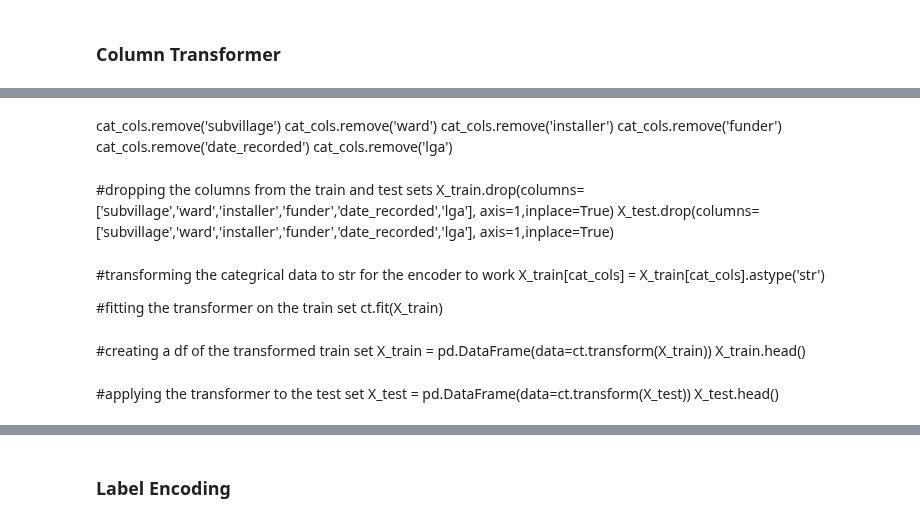
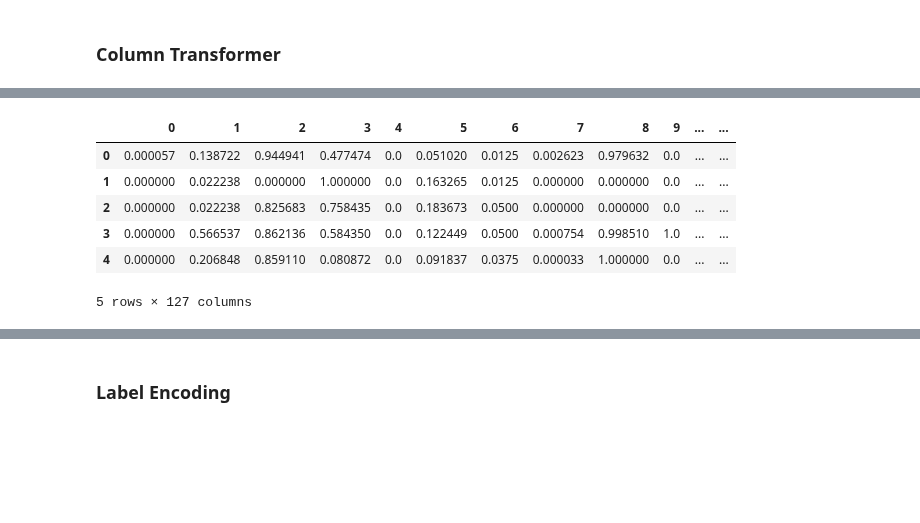
Before and after one commit to rahulakrish/water_pump_classifier, a Jupyter notebook: notebook.ipynb, the cells around one changed output, grey strips where cells are left out. Drawn from its saved outputs; the diff is of its cells as text; code cells hidden in the pictures; blank space fills up the shorter version.

```diff
--- a/notebook.ipynb
+++ b/notebook.ipynb
@@ -436,0 +437,6 @@ Before we begin pre-processing,let's set up train and test splits. This will hel
+# %%
+#dropping the features
+df.drop(['subvillage','installer','ward','funder','lga','id','date_recorded','year'],axis=1,inplace=True)
+
+#checking the df
+df.info()
@@ -436,0 +461,9 @@ Before we begin pre-processing,let's set up train and test splits. This will hel
+# %%
+#getting the list of categorical and numerical columns again since we've modified the dataset
+cat_cols = [col for col in df.columns if df[col].dtypes == 'O']
+num_cols = [col for col in df.columns if df[col].dtypes != 'O']
+
+#running the get_dummies method again
+df_cat = df[cat_cols]
+df_cat_ohe = pd.get_dummies(df_cat,drop_first=True)
+df_cat_ohe.shape
@@ -437,6 +480,6 @@ Before we begin pre-processing,let's set up train and test splits. This will hel
 # %%
-# #splitting train and test sets to avoid data leakage
-# X = df.drop(['status_group','id'],axis=1)
-# y = df['status_group']
+#splitting train and test sets
+X = df.drop(['status_group'],axis=1)
+y = df['status_group']
 
-# X_train,X_test,y_train,y_test = train_test_split(X,y,random_state=42)
+X_train,X_test,y_train,y_test = train_test_split(X,y,random_state=42)
@@ -449,2 +485,0 @@ df1.drop('date_recorded',axis=1,inplace=True)
-# %%
-num_cols.remove('date_recorded')
@@ -482,27 +498,18 @@ We can that some features have very high unique values that would make the datas
-# %% [markdown]
-cat_cols.remove('subvillage')
-cat_cols.remove('ward')
-cat_cols.remove('installer')
-cat_cols.remove('funder')
-cat_cols.remove('date_recorded')
-cat_cols.remove('lga')
-# %% [markdown]
-#dropping the columns from the train and test sets
-X_train.drop(columns=['subvillage','ward','installer','funder','date_recorded','lga'],
-             axis=1,inplace=True)
-X_test.drop(columns=['subvillage','ward','installer','funder','date_recorded','lga'],
-            axis=1,inplace=True)
-# %% [markdown]
-#transforming the categrical data to str for the encoder to work
-X_train[cat_cols] = X_train[cat_cols].astype('str')
-
-#fitting the transformer on the train set
-ct.fit(X_train)
-# %% [markdown]
-#creating a df of the transformed train set
-X_train = pd.DataFrame(data=ct.transform(X_train))
-X_train.head()
-# %% [markdown]
-#applying the transformer to the test set
-X_test = pd.DataFrame(data=ct.transform(X_test))
-X_test.head()
+# %%
+#removing status_group from the list of categorical data
+# cat_cols.remove('status_group')
+
+#transforming the categrical data to str for the encoder to work
+X_train[cat_cols] = X_train[cat_cols].astype('str')
+
+#fitting and transforming the train set with the transformer
+X_train = pd.DataFrame(data=ct.fit_transform(X_train))
+X_train.head()
+# %% [output]
+|  | 0 | 1 | 2 | 3 | 4 | 5 | 6 | 7 | 8 | 9 | ... | ... |
+| 0 | 0.000057 | 0.138722 | 0.944941 | 0.477474 | 0.0 | 0.051020 | 0.0125 | 0.002623 | 0.979632 | 0.0 | ... | ... |
+| 1 | 0.000000 | 0.022238 | 0.000000 | 1.000000 | 0.0 | 0.163265 | 0.0125 | 0.000000 | 0.000000 | 0.0 | ... | ... |
+| 2 | 0.000000 | 0.022238 | 0.825683 | 0.758435 | 0.0 | 0.183673 | 0.0500 | 0.000000 | 0.000000 | 0.0 | ... | ... |
+| 3 | 0.000000 | 0.566537 | 0.862136 | 0.584350 | 0.0 | 0.122449 | 0.0500 | 0.000754 | 0.998510 | 1.0 | ... | ... |
+| 4 | 0.000000 | 0.206848 | 0.859110 | 0.080872 | 0.0 | 0.091837 | 0.0375 | 0.000033 | 1.000000 | 0.0 | ... | ... |
+5 rows × 127 columns
```
Also changed, not shown: parts of 32 cells of this notebook.
